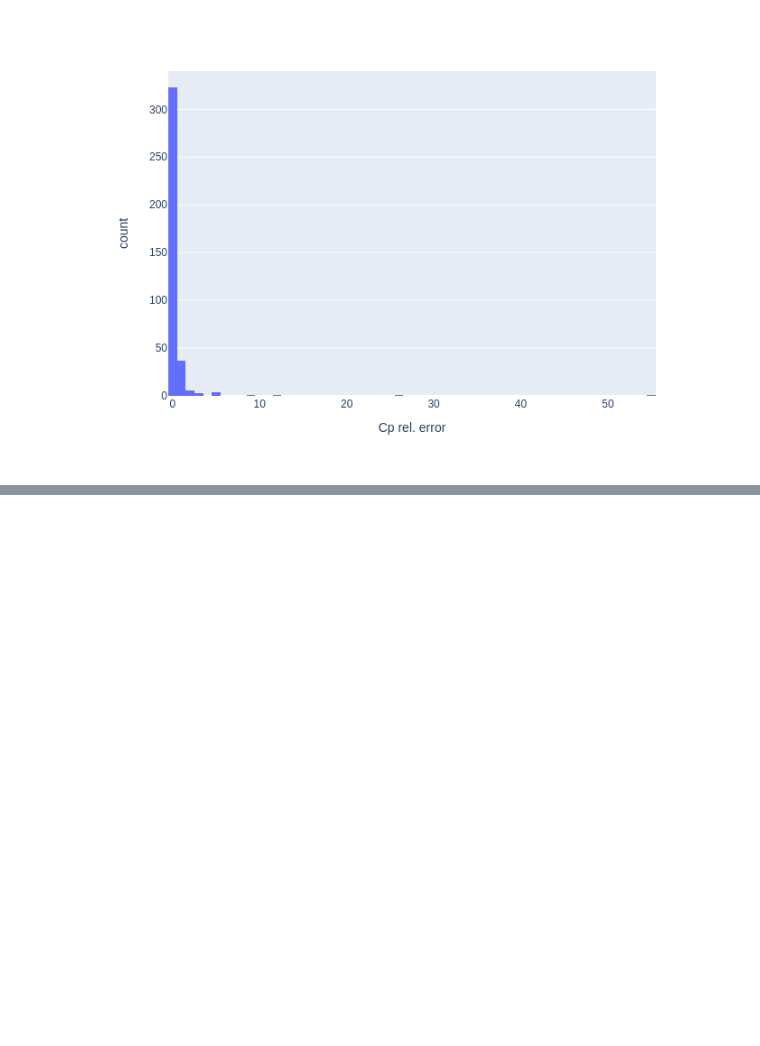
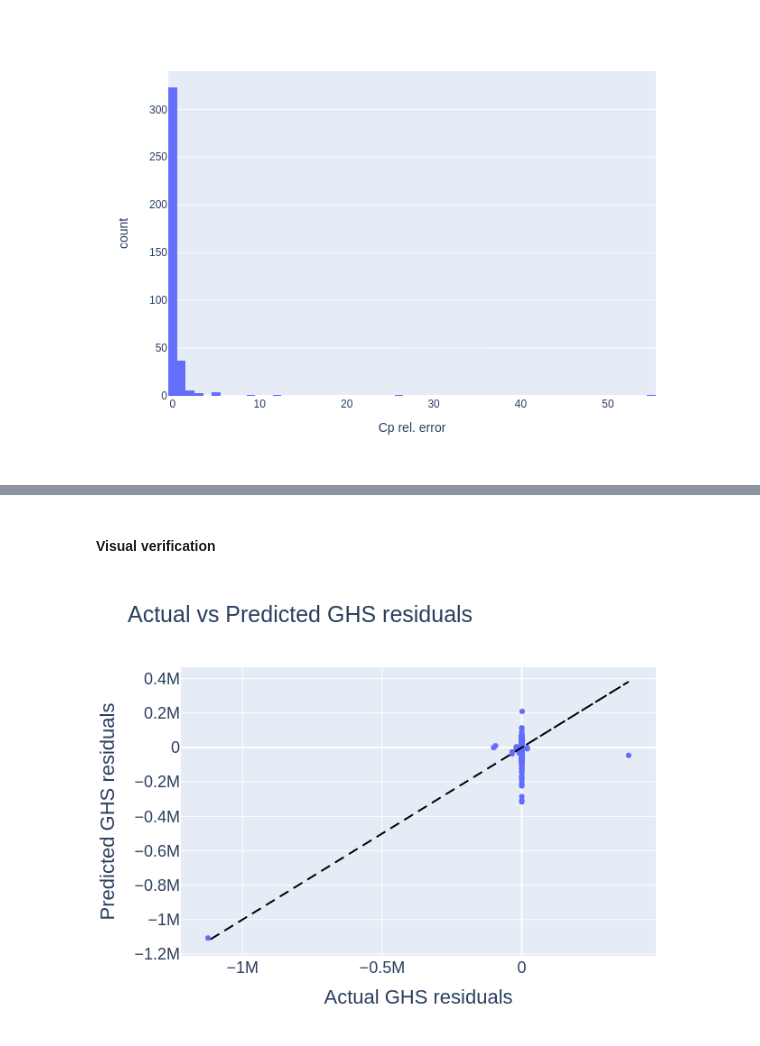
Before and after one commit to ThermoPhase-FCSRG/stdprops-ml, a Jupyter notebook: notebooks/stdprops-ml-predictions (MM, Charge, State, Se, Elements).ipynb, the cells around one changed output, grey strips where cells are left out. Saved outputs shown, nothing was run; the diff lists cells and outputs as text; code cells hidden in the pictures; blank space fills up the shorter version.

Commit message:
Add consistency check for predictions in NIST ML ipynb

```diff
--- a/notebooks/stdprops-ml-predictions (MM, Charge, State, Se, Elements).ipynb
+++ b/notebooks/stdprops-ml-predictions (MM, Charge, State, Se, Elements).ipynb
@@ -878,0 +883,6 @@ fig.show()
+# %%
+df_predicted_species = df_nist_stdprops.loc[X_test_rescaled.index, ["Formula", "Molar Mass", "Se"]]
+for target in list(df_y_predict.columns):
+    df_predicted_species.loc[:, target] = df_y_predict.loc[:, target].values
+
+df_predicted_species
@@ -878,0 +956,32 @@ fig.show()
+# %% [markdown]
+#### Visual verification
+# %%
+fig = go.Figure()
+
+fig1 = go.Scatter(
+    x=df_expected_stdprops["GHS residual"],
+    y=df_predicted_species["GHS residual"],
+    mode='markers',
+)
+
+fig2 = go.Scatter(
+    x=df_expected_stdprops["GHS residual"],
+    y=df_expected_stdprops["GHS residual"],
+    line=dict(color="black", dash='dash'),
+    mode='lines',
+)
+fig.add_traces([fig1, fig2])
+
+fig.update_layout(
+    title="Actual vs Predicted GHS residuals",
+    xaxis_title="Actual GHS residuals",
+    yaxis_title="Predicted GHS residuals",
+    showlegend=False,
+    font=dict(
+        size=18,
+    )
+)
+
+fig.show()
+# %% [output]
+[figure, added]
```
Also changed, not shown: parts of 6 cells of this notebook, 1 other file.
